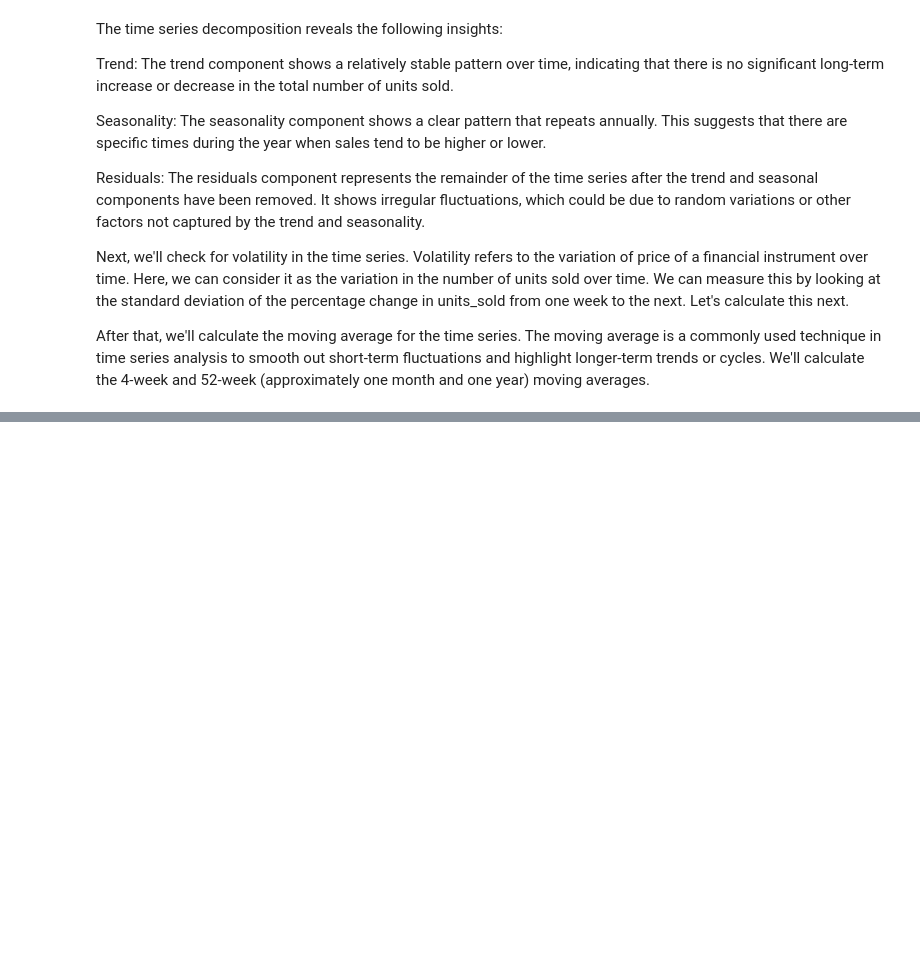
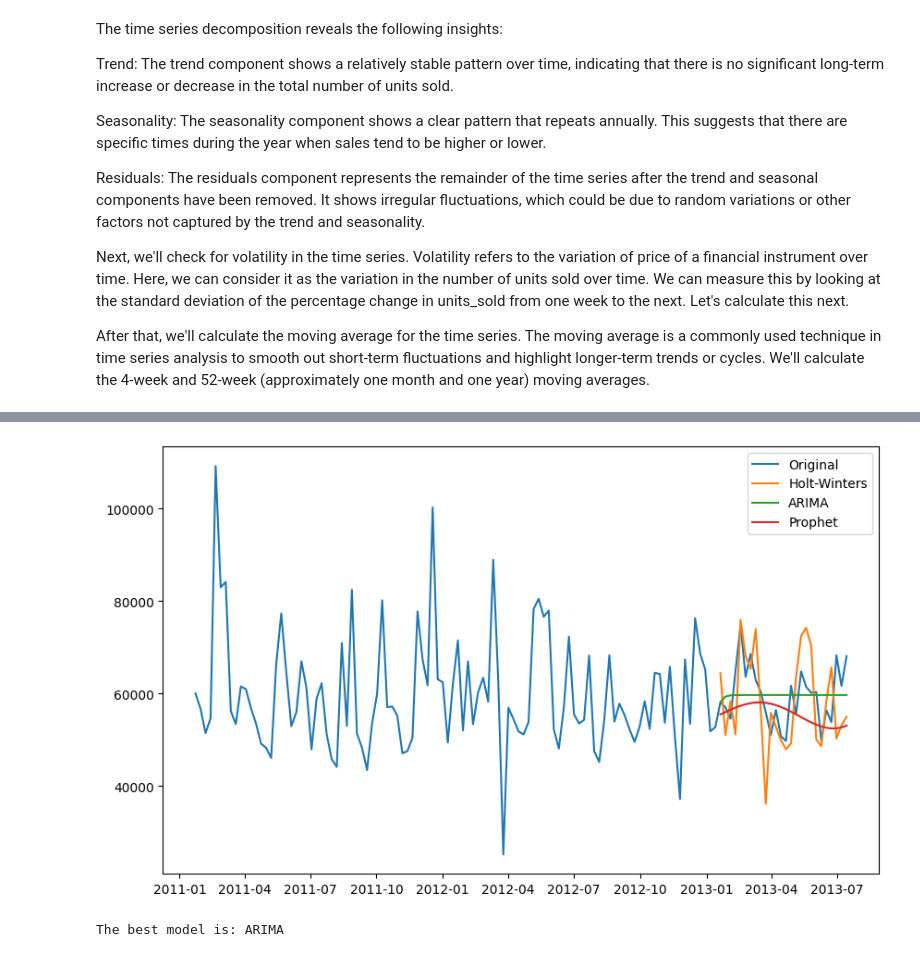
Before and after one commit to HishitaGupta/AI-ML-Progress, a Jupyter notebook: TimeSeriesForecasting/EcommerceDemandForecasting.ipynb, the cells around one changed output, grey strips where cells are left out. Saved outputs shown, nothing was run; the diff lists cells and outputs as text; code cells hidden in the pictures; blank space fills up the shorter version.

```diff
--- a/TimeSeriesForecasting/EcommerceDemandForecasting.ipynb
+++ b/TimeSeriesForecasting/EcommerceDemandForecasting.ipynb
@@ -226,0 +367,78 @@ After that, we'll calculate the moving average for the time series. The moving a
+# %%
+import pandas as pd
+from statsmodels.tsa.holtwinters import ExponentialSmoothing
+from statsmodels.tsa.arima.model import ARIMA
+from prophet import Prophet
+from sklearn.metrics import mean_squared_error
+from math import sqrt
+import matplotlib.pyplot as plt
+
+# Load the data
+data = pd.read_csv('demand.csv')
+
+# Convert the 'week' column to datetime format and set it as the index
+data['week'] = pd.to_datetime(data['week'], format='%d/%m/%y')
+data.set_index('week', inplace=True)
+
+# Aggregate the data by week
+weekly_data = data['units_sold'].resample('W').sum()
+
+# Split the data into train and test sets
+train_data = weekly_data[:int(0.8*(len(weekly_data)))]
+test_data = weekly_data[int(0.8*(len(weekly_data))):]
+
+# Fit a Holt-Winters model
+hw_model = ExponentialSmoothing(train_data, seasonal='add', seasonal_periods=52).fit()
+
+# Generate predictions from the Holt-Winters model
+hw_predictions = hw_model.predict(start=test_data.index[0], end=test_data.index[-1])
+
+# Fit an ARIMA model
+arima_model = ARIMA(train_data, order=(1, 0, 0)).fit()
+
+# Generate predictions from the ARIMA model
+arima_predictions = arima_model.predict(start=test_data.index[0], end=test_data.index[-1])
+
+# Prepare the data for Prophet
+prophet_data = weekly_data.reset_index()
+prophet_data.columns = ['ds', 'y']
+
+# Split the data into train and test sets
+train_data_prophet = prophet_data[:int(0.8*(len(prophet_data)))]
+test_data_prophet = prophet_data[int(0.8*(len(prophet_data))):]
+
+# Fit a Prophet model
+prophet_model = Prophet(yearly_seasonality=True)
+# because there is yearly seasonality
+prophet_model.fit(train_data_prophet)
+
+# Generate predictions from the Prophet model for the test period
+prophet_future = prophet_model.make_future_dataframe(periods=len(test_data))
+prophet_predictions = prophet_model.predict(prophet_future)
+
+# Calculate the RMSE for each model
+hw_rmse = sqrt(mean_squared_error(test_data, hw_predictions))
+arima_rmse = sqrt(mean_squared_error(test_data, arima_predictions))
+prophet_rmse = sqrt(mean_squared_error(test_data, prophet_predictions['yhat'][-len(test_data):]))
+
+# Print the RMSE for each model
+print(f'Holt-Winters RMSE: {hw_rmse}')
+print(f'ARIMA RMSE: {arima_rmse}')
+print(f'Prophet RMSE: {prophet_rmse}')
+
+# Plot the original data and the predictions from each model
+plt.figure(figsize=(10, 6))
+plt.plot(weekly_data, label='Original')
+plt.plot(hw_predictions, label='Holt-Winters')
+plt.plot(arima_predictions, label='ARIMA')
+plt.plot(test_data.index, prophet_predictions['yhat'][-len(test_data):].values, label='Prophet')
+plt.legend()
+plt.show()
+
+# Compare the models and print the name of the best model
+rmse_values = [hw_rmse, arima_rmse, prophet_rmse]
+model_names = ['Holt-Winters', 'ARIMA', 'Prophet']
+best_model = model_names[rmse_values.index(min(rmse_values))]
+
+print(f'The best model is: {best_model}')
+# %% [output]
@@ -226,0 +450,2 @@ After that, we'll calculate the moving average for the time series. The moving a
+[figure, added]
+The best model is: ARIMA
```
Also changed, not shown: parts of 25 cells of this notebook, 1 other file.
